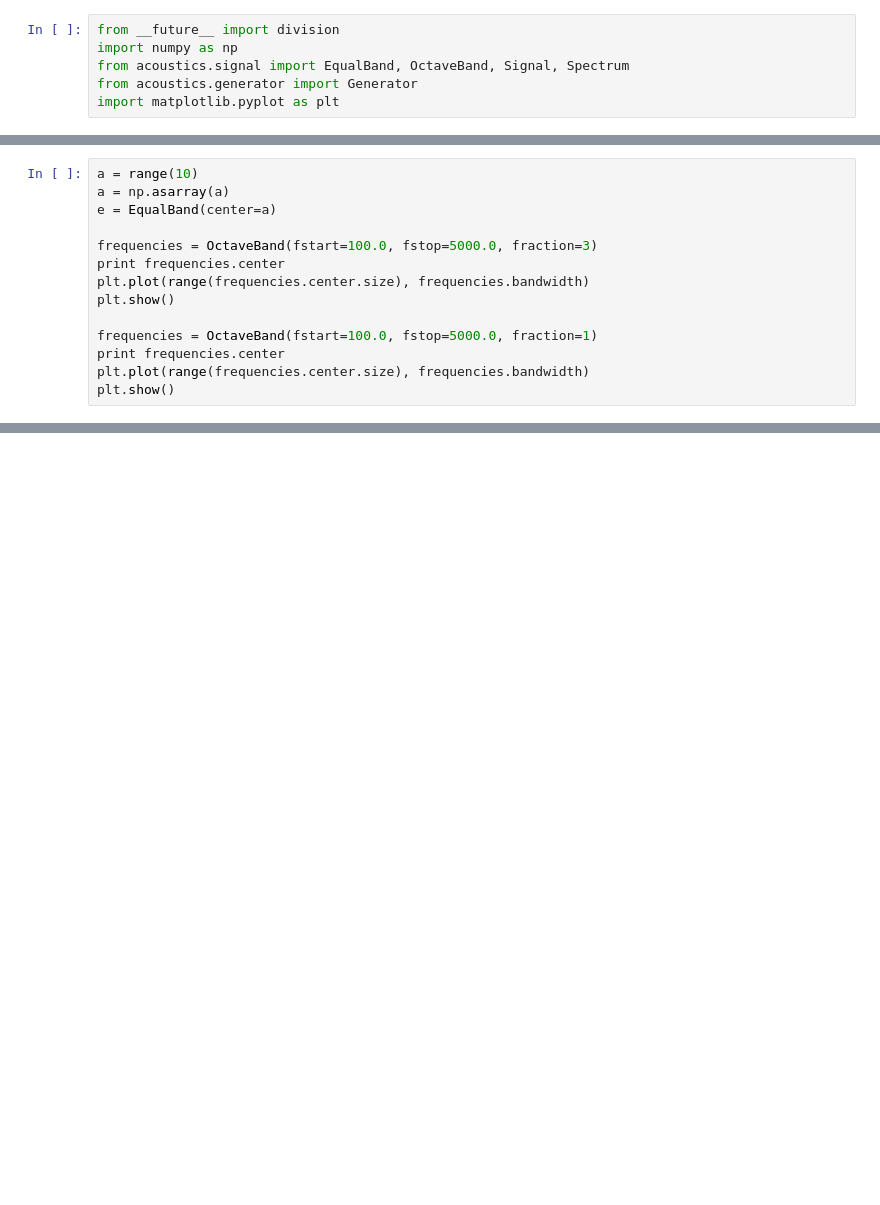
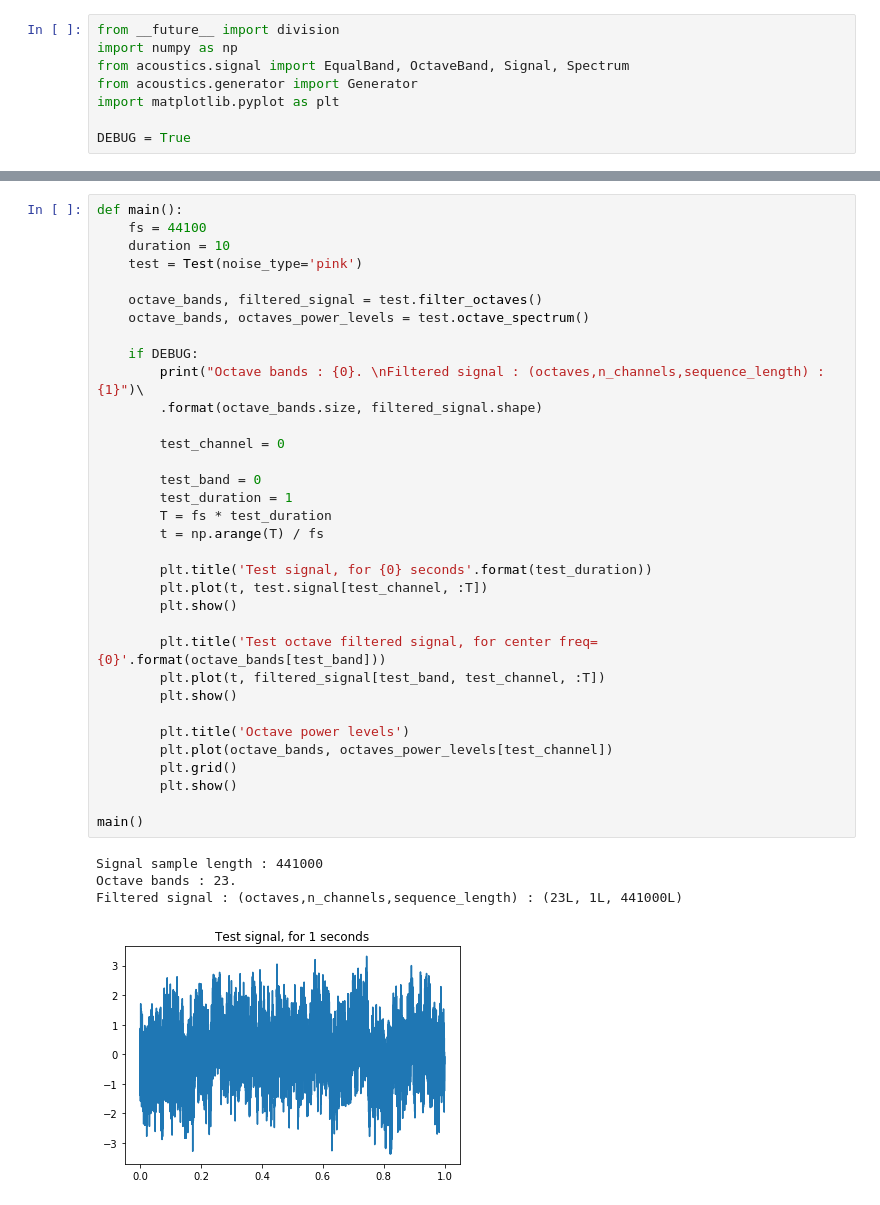
Before and after one commit to ndimubanzisenga/BuildingAcoustics, a Jupyter notebook: src/scripts/test.ipynb, the cells around one changed output, grey strips where cells are left out. Saved outputs shown, nothing was run; the diff lists cells and outputs as text; blank space fills up the shorter version.

Commit message:
Modify generator interface, and test routines

```diff
--- a/src/scripts/test.ipynb
+++ b/src/scripts/test.ipynb
@@ -4,3 +4,5 @@ import numpy as np
 from acoustics.signal import EqualBand, OctaveBand, Signal, Spectrum
 from acoustics.generator import Generator
 import matplotlib.pyplot as plt
+
+DEBUG = True
@@ -62,14 +8,0 @@ plt.show()
-# %%
-a = range(10)
-a = np.asarray(a)
-e = EqualBand(center=a)
-
-frequencies = OctaveBand(fstart=100.0, fstop=5000.0, fraction=3)
-print frequencies.center
-plt.plot(range(frequencies.center.size), frequencies.bandwidth)
-plt.show()
-
-frequencies = OctaveBand(fstart=100.0, fstop=5000.0, fraction=1)
-print frequencies.center
-plt.plot(range(frequencies.center.size), frequencies.bandwidth)
-plt.show()
@@ -102,0 +59,39 @@ np.fft.fft
+# %%
+def main():
+    fs = 44100
+    duration = 10
+    test = Test(noise_type='pink')
+
+    octave_bands, filtered_signal = test.filter_octaves()
+    octave_bands, octaves_power_levels = test.octave_spectrum()
+
+    if DEBUG:
+        print("Octave bands : {0}. \nFiltered signal : (octaves,n_channels,sequence_length) : {1}")\
+        .format(octave_bands.size, filtered_signal.shape)
+
+        test_channel = 0
+
+        test_band = 0
+        test_duration = 1
+        T = fs * test_duration
+        t = np.arange(T) / fs
+
+        plt.title('Test signal, for {0} seconds'.format(test_duration))
+        plt.plot(t, test.signal[test_channel, :T])
+        plt.show()
+
+        plt.title('Test octave filtered signal, for center freq={0}'.format(octave_bands[test_band]))
+        plt.plot(t, filtered_signal[test_band, test_channel, :T])
+        plt.show()
+
+        plt.title('Octave power levels')
+        plt.plot(octave_bands, octaves_power_levels[test_channel])
+        plt.grid()
+        plt.show()
+
+main()
+# %% [output]
+Signal sample length : 441000
+Octave bands : 23.
+Filtered signal : (octaves,n_channels,sequence_length) : (23L, 1L, 441000L)
+[figure, added]
```
Also changed, not shown: parts of 13 cells of this notebook, 1 other file.
